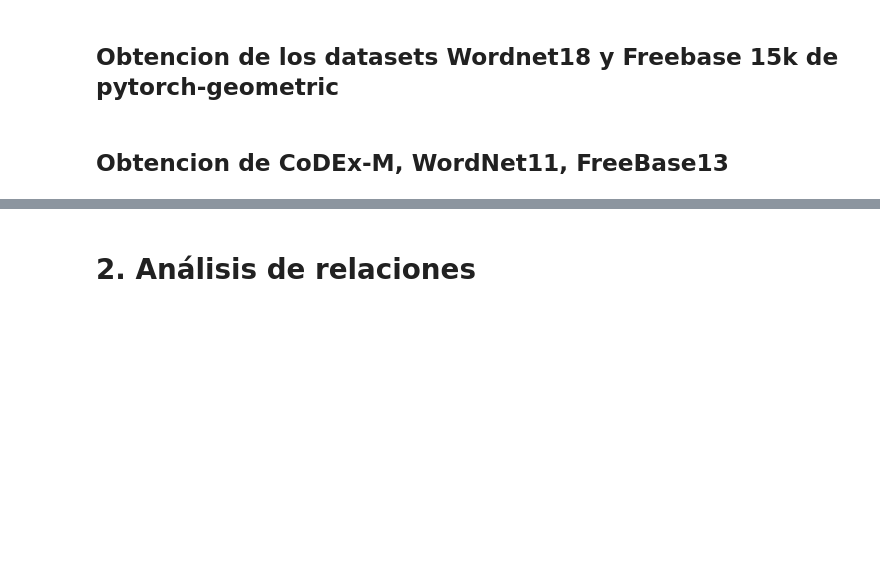
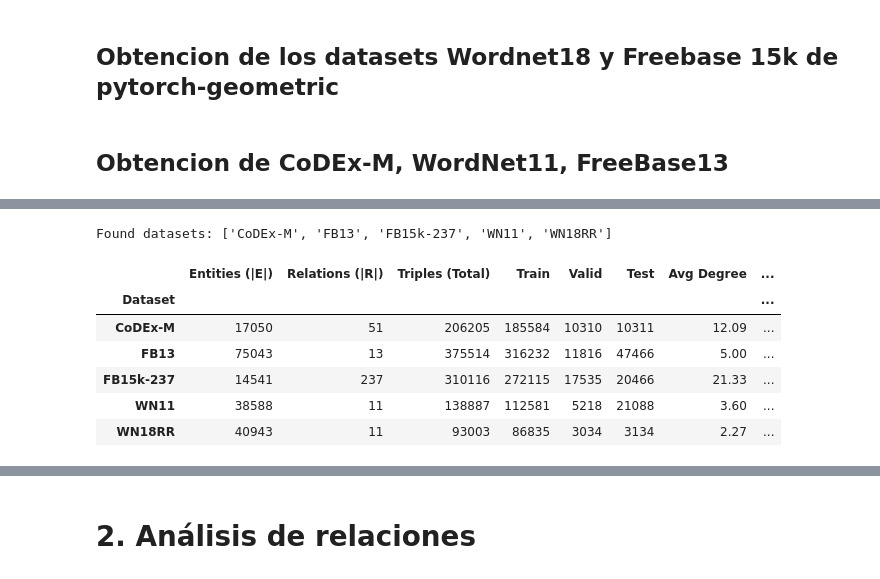
Before and after one commit to DiegoBernalTecMTY/PI_Grafos_2026, a Jupyter notebook: Notebooks/EDA.ipynb, the cells around one changed output, grey strips where cells are left out. Saved outputs shown, nothing was run; the diff lists cells and outputs as text; code cells hidden in the pictures; blank space fills up the shorter version.

```diff
--- a/Notebooks/EDA.ipynb
+++ b/Notebooks/EDA.ipynb
@@ -252,6 +293,8 @@ Before diving deep, you need a high-level comparison table. This establishes the
 import os
 import pandas as pd
 import glob
+
+FINAL_DATA_DIR = "./data"
 
 def calculate_macro_stats(base_dir=FINAL_DATA_DIR):
     stats_list = []
@@ -325,30 +368,39 @@ def calculate_macro_stats(base_dir=FINAL_DATA_DIR):
         stats_list.append({
             'Dataset': name,
             'Entities (|E|)': num_entities,
             'Relations (|R|)': num_relations,
             'Triples (Total)': total_triples,
             'Train': split_counts['train'],
             'Valid': split_counts['valid'],
             'Test': split_counts['test'],
             'Avg Degree': round(avg_degree, 4),
             'Graph Density': density # Keep distinct to see scientific notation if needed
         })
 
     # Create DataFrame
     df_stats = pd.DataFrame(stats_list)
 
     # Set Dataset as index
     if not df_stats.empty:
         df_stats = df_stats.set_index('Dataset')
 
     return df_stats
 
 # --- EXECUTE ---
 df_macro_stats = calculate_macro_stats()
 
 # Display formatted table
 # We use style to format the Density column because it is usually very small (e.g., 0.0001)
 display(df_macro_stats.style.format({
     'Graph Density': '{:.6f}',
     'Avg Degree': '{:.2f}'
 }))
+# %% [output]
+Found datasets: ['CoDEx-M', 'FB13', 'FB15k-237', 'WN11', 'WN18RR']
+|  | Entities (|E|) | Relations (|R|) | Triples (Total) | Train | Valid | Test | Avg Degree | ... |
+| Dataset |  |  |  |  |  |  |  | ... |
+| CoDEx-M | 17050 | 51 | 206205 | 185584 | 10310 | 10311 | 12.09 | ... |
+| FB13 | 75043 | 13 | 375514 | 316232 | 11816 | 47466 | 5.00 | ... |
+| FB15k-237 | 14541 | 237 | 310116 | 272115 | 17535 | 20466 | 21.33 | ... |
+| WN11 | 38588 | 11 | 138887 | 112581 | 5218 | 21088 | 3.60 | ... |
+| WN18RR | 40943 | 11 | 93003 | 86835 | 3034 | 3134 | 2.27 | ... |
```
Also changed, not shown: parts of 34 cells of this notebook.
